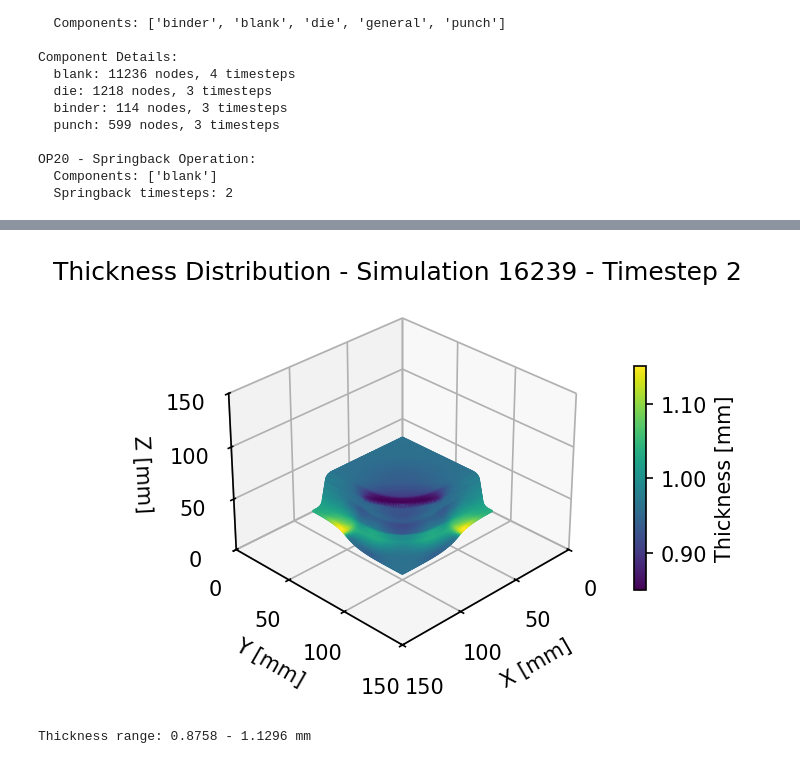
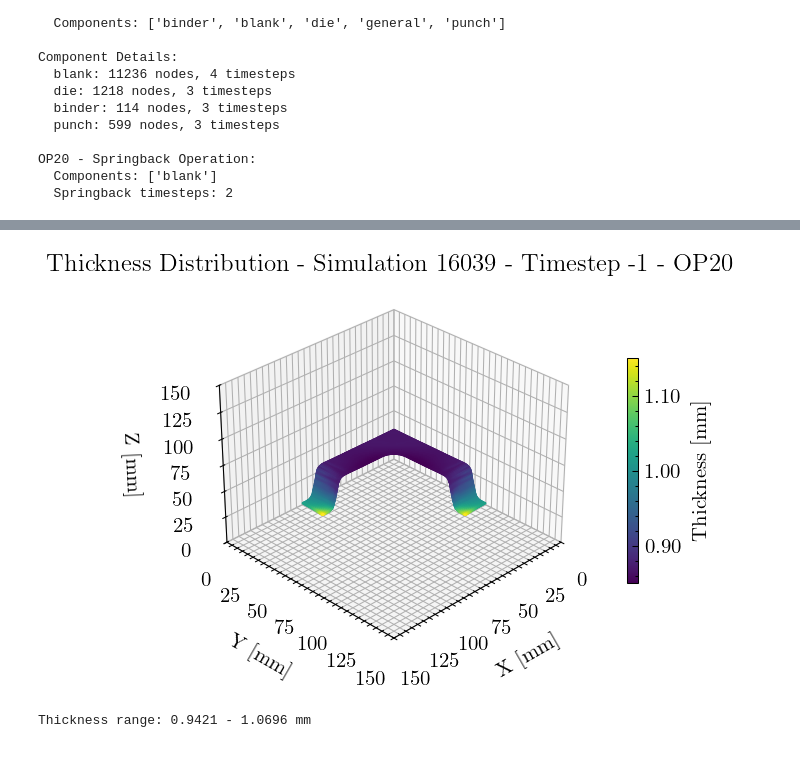
Before and after one commit to Jiang241023/research_project, a Jupyter notebook: dataset_demo.ipynb, the cells around one changed output, grey strips where cells are left out. Cells and saved outputs as stored; diff of their text form; code cells hidden in the pictures.

```diff
--- a/dataset_demo.ipynb
+++ b/dataset_demo.ipynb
@@ -11,13 +65,13 @@ from ddacs.utils import extract_point_cloud, extract_mesh, display_structure, ex
 # %%
 # Setup data directory
-data_dir = Path("/mnt/data/darus/")
+data_dir = Path("./../data")
 
 # Load dataset
 dataset = DDACSDataset(data_dir, "h5")
 print(f"Loaded {len(dataset)} simulations")
 
 # Get a sample simulation
-sim_id, metadata, h5_path = dataset[200]
+sim_id, metadata, h5_path = dataset[0]
 print(f"Sample simulation: {sim_id}")
 print(f"File: {h5_path}")
 print(f"Metadata: {metadata}")
@@ -206,41 +378,46 @@ Mesh: 11236 vertices, 22050 faces
 # %%
-from matplotlib import ticker
-
-# Thickness visualization
-timestep = TIMESTEP_MAX_FORMING
-vertices, triangles = extract_mesh(h5_path, 'blank', timestep=timestep)
-thickness = extract_element_thickness(h5_path, 'blank', timestep=timestep)
-# Map element data to triangles
-thickness_per_triangle = np.repeat(thickness, 2)[:len(triangles)]
+# Variables
+THICKNESS_TIMESTEP = -1 # The last time step of the operation.
+COMPONENT = 'blank' # Only blank possible if operation 20 is selected.
+OPERATION = 20 # Can be 10 or 20.
 
 fig = plt.figure(figsize=FIGURE_SIZE, dpi=FIGURE_DPI)
 ax = fig.add_subplot(111, projection='3d')
 
+# Get mesh and thickness information
+vertices, triangles = extract_mesh(h5_path, 'blank', timestep=THICKNESS_TIMESTEP, operation=OPERATION)
+thickness = extract_element_thickness(h5_path, timestep=THICKNESS_TIMESTEP, operation=OPERATION)
 faces = vertices[triangles]
+
+# Map element data to triangles
+thickness_per_triangle = np.repeat(thickness, 2)[:len(triangles)]
 norm_thickness = (thickness_per_triangle - thickness.min()) / (thickness.max() + 0.00001 - thickness.min())
+
 colors = plt.cm.viridis(norm_thickness)
 collection = Poly3DCollection(faces, facecolors=colors, edgecolors=colors, alpha=1)
+
 ax.add_collection3d(collection)
 ax.plot_surface
-# Add colorbar
+
 sm = plt.cm.ScalarMappable(cmap='viridis', norm=plt.Normalize(0.85, 1.15))
 cbar = plt.colorbar(sm, ax=ax, shrink=0.6)
 cbar.ax.yaxis.set_major_formatter(ticker.FormatStrFormatter('%.2f'))
 cbar.set_label('Thickness [mm]')
 
-ax.set_title(f'Thickness Distribution - Simulation {sim_id} - Timestep {timestep}')
+ax.set_title(f'Thickness Distribution - Simulation {sim_id} - Timestep {THICKNESS_TIMESTEP} - OP{OPERATION}')
 ax.set_xlabel('X [mm]')
 ax.set_ylabel('Y [mm]')
 ax.set_zlabel('Z [mm]')
+
 ax.set_xlim(AXIS_LIMITS)
 ax.set_ylim(AXIS_LIMITS)
 ax.set_zlim(AXIS_LIMITS)
 ax.view_init(VIEW_ELEVATION, VIEW_AZIMUTH)
+
 plt.tight_layout()
-plt.savefig(f"/home/RUS_CIP/st186731/research_project/.venv/images/thickness_{timestep}.png")
 plt.show()
 
 print(f"Thickness range: {thickness.min():.4f} - {thickness.max():.4f} mm")
 # %% [output]
-[figure, old version]
+[figure, new version]
-Thickness range: 0.8758 - 1.1296 mm
+Thickness range: 0.9421 - 1.0696 mm
```
Also changed, not shown: parts of 24 cells of this notebook, 5 other files.
